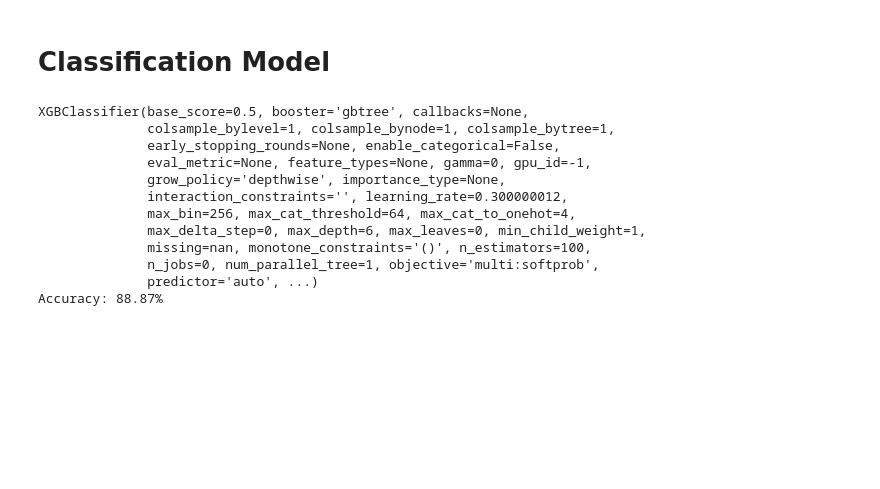
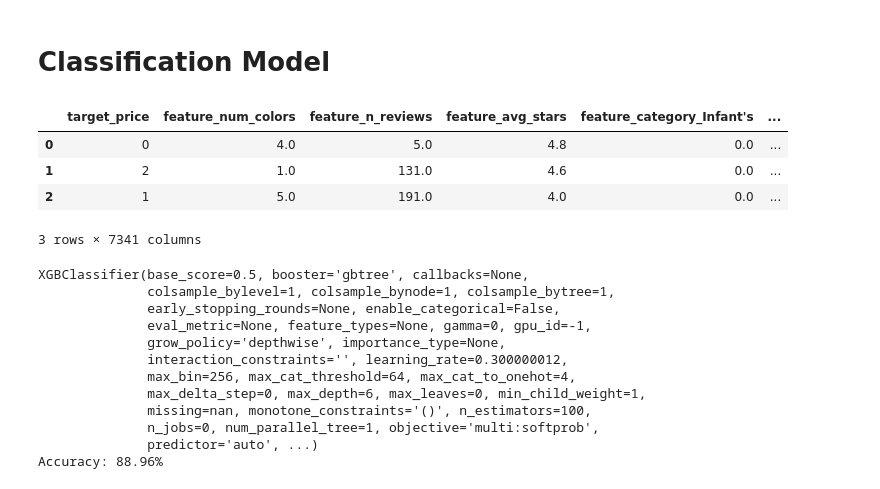
Before and after one commit to jasonkyungkim/nike_adidas_shoes, a Jupyter notebook: adidas_analysis.ipynb, the cells around one changed output. Saved outputs shown, nothing was run; the diff lists cells and outputs as text; code cells hidden in the pictures; blank space fills up the shorter version.

```diff
--- a/adidas_analysis.ipynb
+++ b/adidas_analysis.ipynb
@@ -1150,8 +1126,14 @@ df_model.to_csv('data/adidas_model.csv', index=False)
 # %% [markdown]
 # Classification Model
 # %%
-df_model = pd.read_csv("data/adidas_model.csv")
+df_model = pd.read_csv("data/adidas_model_tfidf.csv")
 df_model.head(3)
+# %% [output]
+|  | target_price | feature_num_colors | feature_n_reviews | feature_avg_stars | feature_category_Infant's | ... |
+| 0 | 0 | 4.0 | 5.0 | 4.8 | 0.0 | ... |
+| 1 | 2 | 1.0 | 131.0 | 4.6 | 0.0 | ... |
+| 2 | 1 | 5.0 | 191.0 | 4.0 | 0.0 | ... |
+3 rows × 7341 columns
 # %%
 est_df = df_model.loc[:,~df_model.columns.duplicated()]
 X = est_df.drop('target_price', axis=1)
@@ -1159,7 +1141,9 @@ Y = est_df.iloc[:, 0].values
 
 seed = 7
 test_size = 0.33
-X_train, X_test, y_train, y_test = train_test_split(X, Y, test_size=test_size, random_state=seed)
+X_train, X_test, y_train, y_test = train_test_split(X, Y,
+                                                    test_size = test_size,
+                                                    random_state = seed)
 
 # fit model no training data
 model = XGBClassifier()
@@ -1184,5 +1168,5 @@ XGBClassifier(base_score=0.5, booster='gbtree', callbacks=None,
               missing=nan, monotone_constraints='()', n_estimators=100,
               n_jobs=0, num_parallel_tree=1, objective='multi:softprob',
               predictor='auto', ...)
-Accuracy: 88.87%
+Accuracy: 88.96%
 # %%
```
Also changed, not shown: parts of 23 cells of this notebook, 1 other file.
